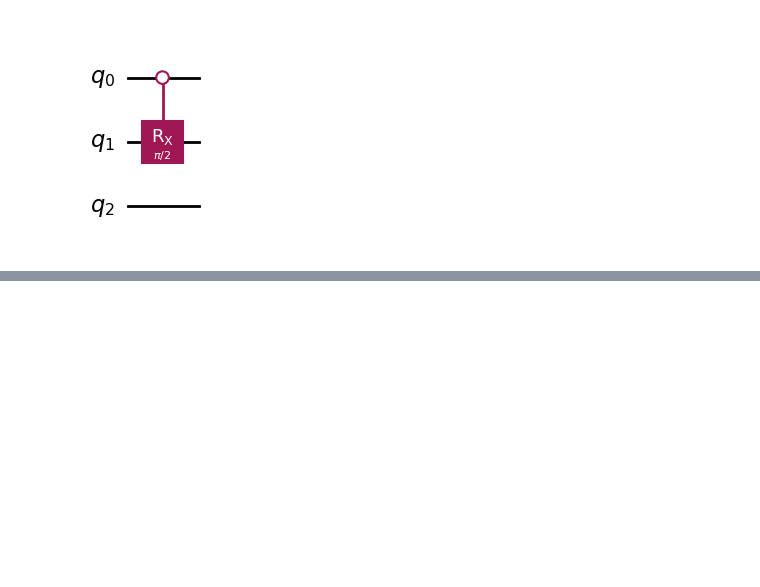
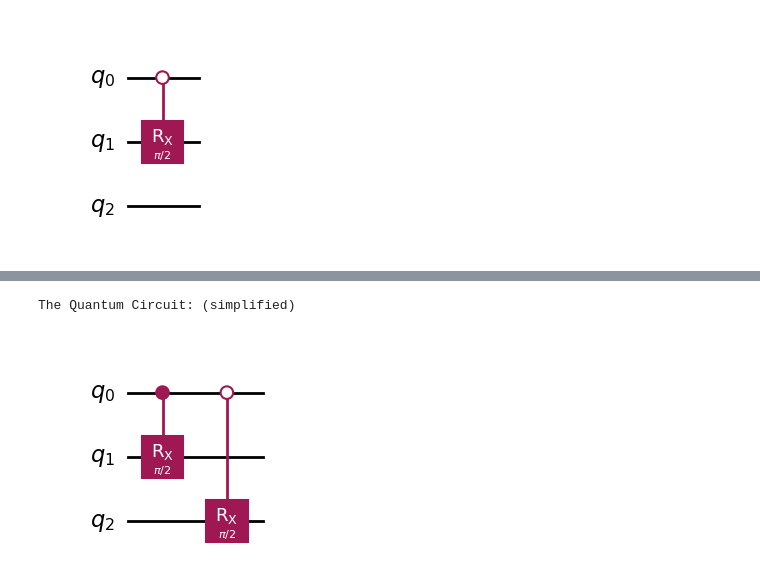
Before and after one commit to Mostafa-Atallah2020/ctqw-matching-decomp, a Jupyter notebook: examples/Expressions for Graphs.ipynb, the cells around one changed output, grey strips where cells are left out. Cells and saved outputs as stored; diff of their text form; code cells hidden in the pictures; blank space fills up the shorter version.

```diff
--- a/examples/Expressions for Graphs.ipynb
+++ b/examples/Expressions for Graphs.ipynb
@@ -46,0 +60,7 @@ The Quantum Circuit (simplified):
+# %%
+print('The Quantum Circuit: (simplified)')
+G_simplified = NonDiagonalEdgeGraph(edges, simplified=True)
+G_simplified.get_qc().draw('mpl')
+# %% [output]
+The Quantum Circuit: (simplified)
+[figure, added]
```
Also changed, not shown: parts of 4 cells of this notebook, 1 other file.
